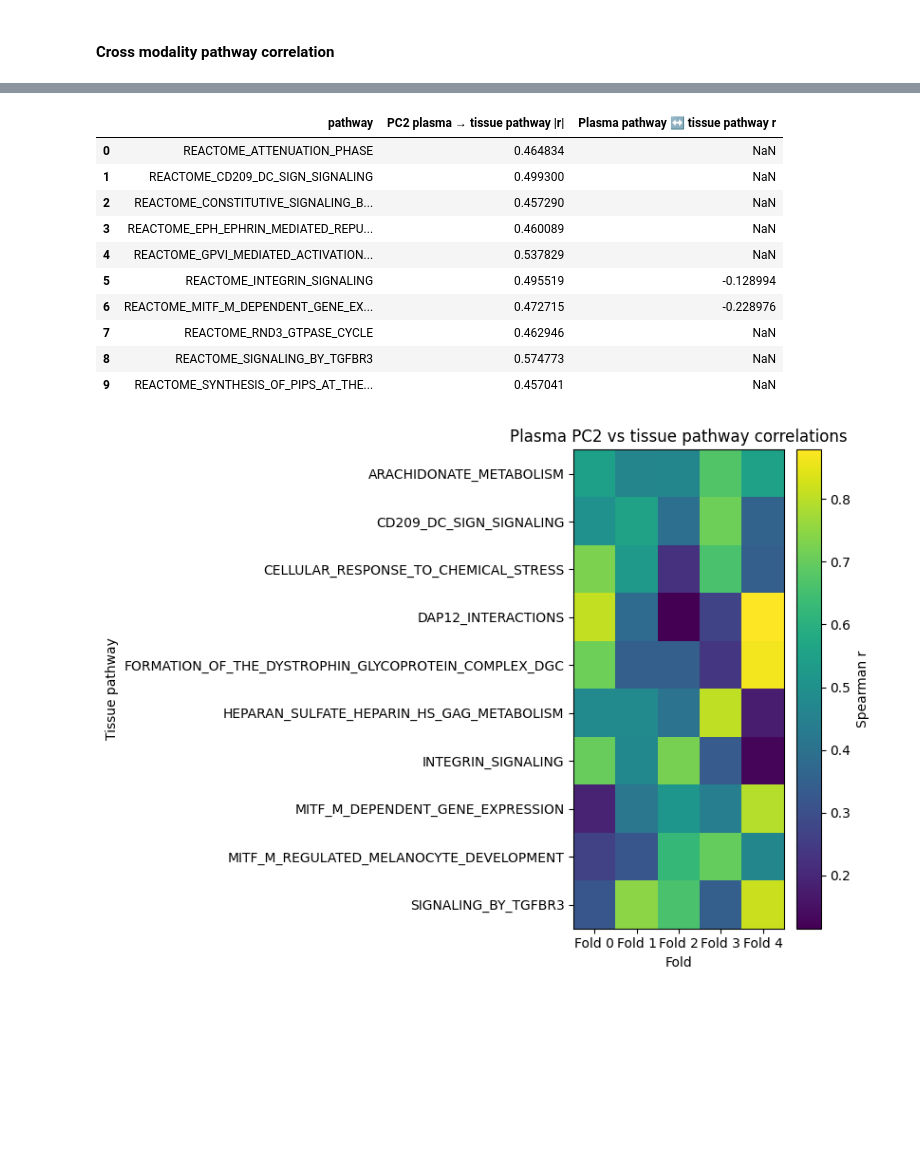
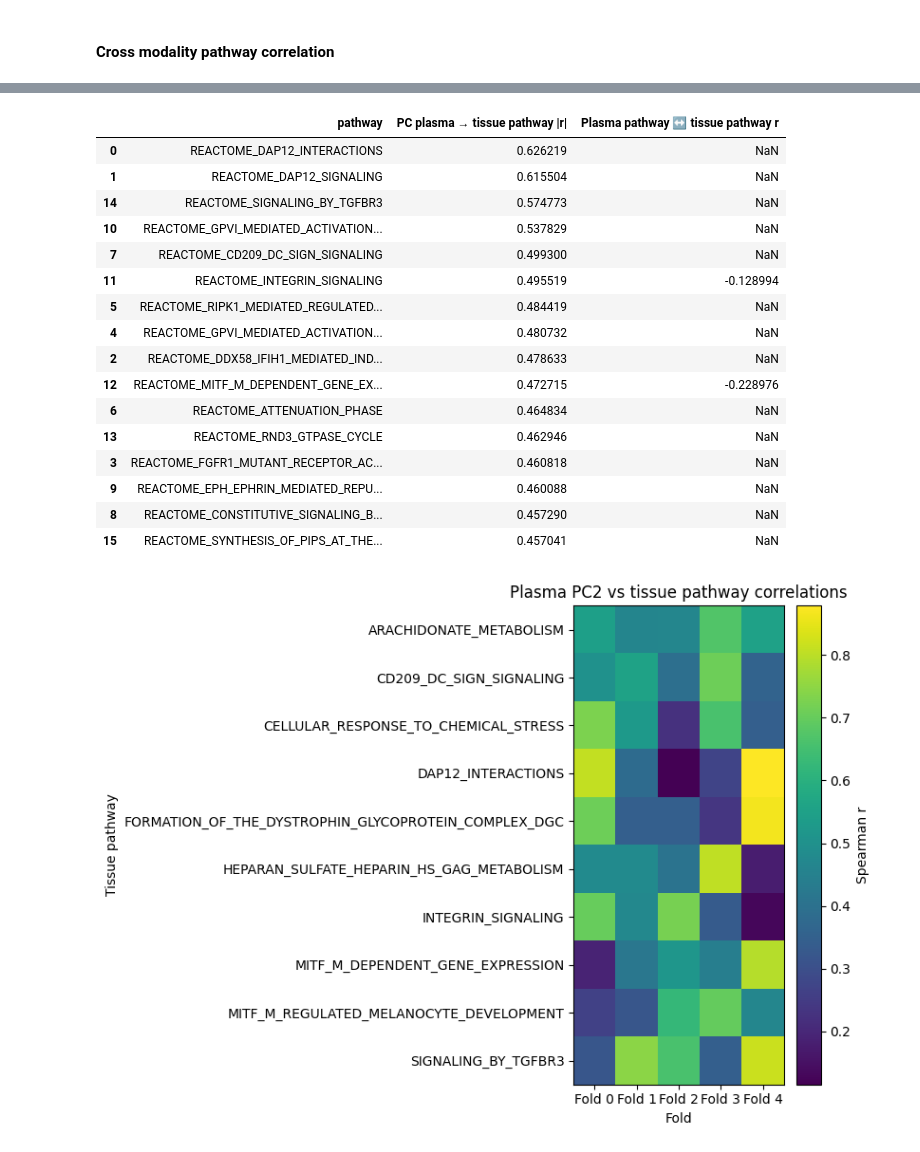
Before and after one commit to paulaliv/AAA_project, a Jupyter notebook: evaluate_embeddings.ipynb, the cells around one changed output, grey strips where cells are left out. Saved outputs shown, nothing was run; the diff lists cells and outputs as text; code cells hidden in the pictures; blank space fills up the shorter version.

```diff
--- a/evaluate_embeddings.ipynb
+++ b/evaluate_embeddings.ipynb
@@ -301,6 +344,6 @@ def visualize_embeddings(proj=False):
     return pc_all_folds_df, all_pc_distances, all_pc_separations, all_variance
 # %%
-pc, all_distances, all_separations, all_variance = visualize_embeddings(proj=False)
+pc, all_distances, all_separations, all_variance = visualize_embeddings(proj=False, trained=True)
 # %% [output]
 PC1 1.0
 PC2 0.45454545454545453
@@ -1044,8 +1218,20 @@ print(len(plot_data['pathway']))
 # %%
-pathway_comp = (
+top_pearson = top_pearson_PC1_index.union(top_pearson_PC2_index)
+pathway_comp_pc1 = (
     cross_plasma_to_tissue[
-        (cross_plasma_to_tissue["PC"] == "PC2") &
-        (cross_plasma_to_tissue["pathway"].isin(top_pearson))
+        (cross_plasma_to_tissue["PC"] == "PC1")&
+        (cross_plasma_to_tissue["pathway"].isin(top_pearson_PC1_index))
+    ]
+    .groupby("pathway")
+    .agg(
+        pc_pathway_abs_r=("pearson_r", lambda x: x.abs().mean())
+    )
+    .reset_index()
+)
+pathway_comp_pc2 = (
+    cross_plasma_to_tissue[
+        (cross_plasma_to_tissue["PC"] == "PC2")&
+        (cross_plasma_to_tissue["pathway"].isin(top_pearson_PC2_index))
     ]
     .groupby("pathway")
     .agg(
@@ -1054,9 +1240,17 @@ pathway_comp = (
     .reset_index()
 )
 
+
+
+
 pathway_correlations_1 = pathway_correlations[
     pathway_correlations["pathway"].isin(top_pearson)
 ][["pathway", "pearson_r"]]
+
+pathway_comp= pd.concat(
+    [pathway_comp_pc1, pathway_comp_pc2],
+    axis=0
+)
 
 pathway_comp = pathway_comp.merge(
     pathway_correlations_1,
@@ -1065,7 +1259,7 @@ pathway_comp = pathway_comp.merge(
 )
 
 pathway_comp = pathway_comp.rename(columns={
-    "pc_pathway_abs_r": "PC2 plasma → tissue pathway |r|",
+    "pc_pathway_abs_r": "PC plasma → tissue pathway |r|",
     "pearson_r": "Plasma pathway ↔ tissue pathway r"
 })
 
@@ -1091,17 +1285,23 @@ print(pathway_comp.head(10))
 # %%
-pathway_comp.head(10)
+pathway_comp.sort_values(by='PC plasma → tissue pathway |r|',ascending=False).head(20)
 # %% [output]
-|  | pathway | PC2 plasma → tissue pathway |r| | Plasma pathway ↔ tissue pathway r |
-| 0 | REACTOME_ATTENUATION_PHASE | 0.464834 | NaN |
-| 1 | REACTOME_CD209_DC_SIGN_SIGNALING | 0.499300 | NaN |
-| 2 | REACTOME_CONSTITUTIVE_SIGNALING_B... | 0.457290 | NaN |
-| 3 | REACTOME_EPH_EPHRIN_MEDIATED_REPU... | 0.460089 | NaN |
-| 4 | REACTOME_GPVI_MEDIATED_ACTIVATION... | 0.537829 | NaN |
-| 5 | REACTOME_INTEGRIN_SIGNALING | 0.495519 | -0.128994 |
-| 6 | REACTOME_MITF_M_DEPENDENT_GENE_EX... | 0.472715 | -0.228976 |
-| 7 | REACTOME_RND3_GTPASE_CYCLE | 0.462946 | NaN |
-| 8 | REACTOME_SIGNALING_BY_TGFBR3 | 0.574773 | NaN |
-| 9 | REACTOME_SYNTHESIS_OF_PIPS_AT_THE... | 0.457041 | NaN |
+|  | pathway | PC plasma → tissue pathway |r| | Plasma pathway ↔ tissue pathway r |
+| 0 | REACTOME_DAP12_INTERACTIONS | 0.626219 | NaN |
+| 1 | REACTOME_DAP12_SIGNALING | 0.615504 | NaN |
+| 14 | REACTOME_SIGNALING_BY_TGFBR3 | 0.574773 | NaN |
+| 10 | REACTOME_GPVI_MEDIATED_ACTIVATION... | 0.537829 | NaN |
+| 7 | REACTOME_CD209_DC_SIGN_SIGNALING | 0.499300 | NaN |
+| 11 | REACTOME_INTEGRIN_SIGNALING | 0.495519 | -0.128994 |
+| 5 | REACTOME_RIPK1_MEDIATED_REGULATED... | 0.484419 | NaN |
+| 4 | REACTOME_GPVI_MEDIATED_ACTIVATION... | 0.480732 | NaN |
+| 2 | REACTOME_DDX58_IFIH1_MEDIATED_IND... | 0.478633 | NaN |
+| 12 | REACTOME_MITF_M_DEPENDENT_GENE_EX... | 0.472715 | -0.228976 |
+| 6 | REACTOME_ATTENUATION_PHASE | 0.464834 | NaN |
+| 13 | REACTOME_RND3_GTPASE_CYCLE | 0.462946 | NaN |
+| 3 | REACTOME_FGFR1_MUTANT_RECEPTOR_AC... | 0.460818 | NaN |
+| 9 | REACTOME_EPH_EPHRIN_MEDIATED_REPU... | 0.460088 | NaN |
+| 8 | REACTOME_CONSTITUTIVE_SIGNALING_B... | 0.457290 | NaN |
+| 15 | REACTOME_SYNTHESIS_OF_PIPS_AT_THE... | 0.457041 | NaN |
 # %%
 plt.figure(figsize=(8, 6))
 
```
Also changed, not shown: parts of 39 cells of this notebook.
